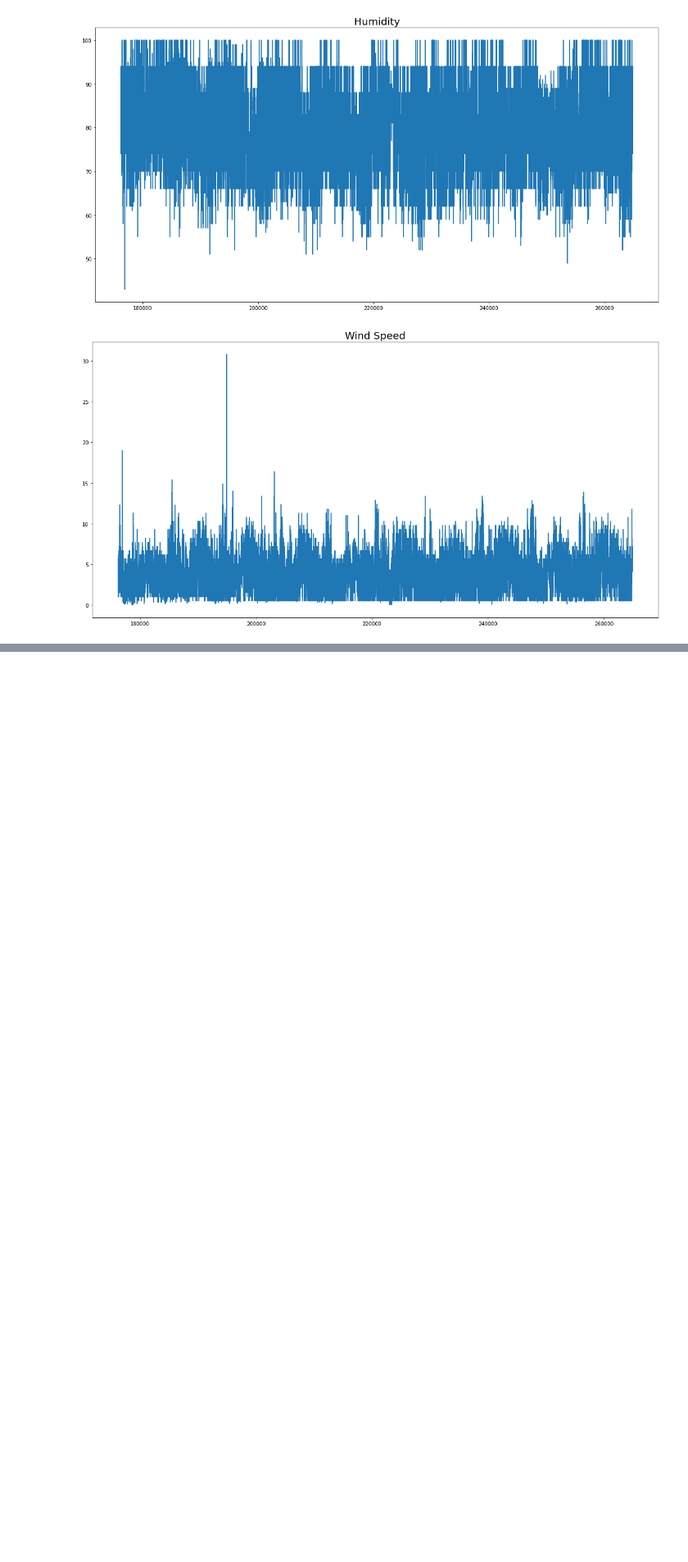
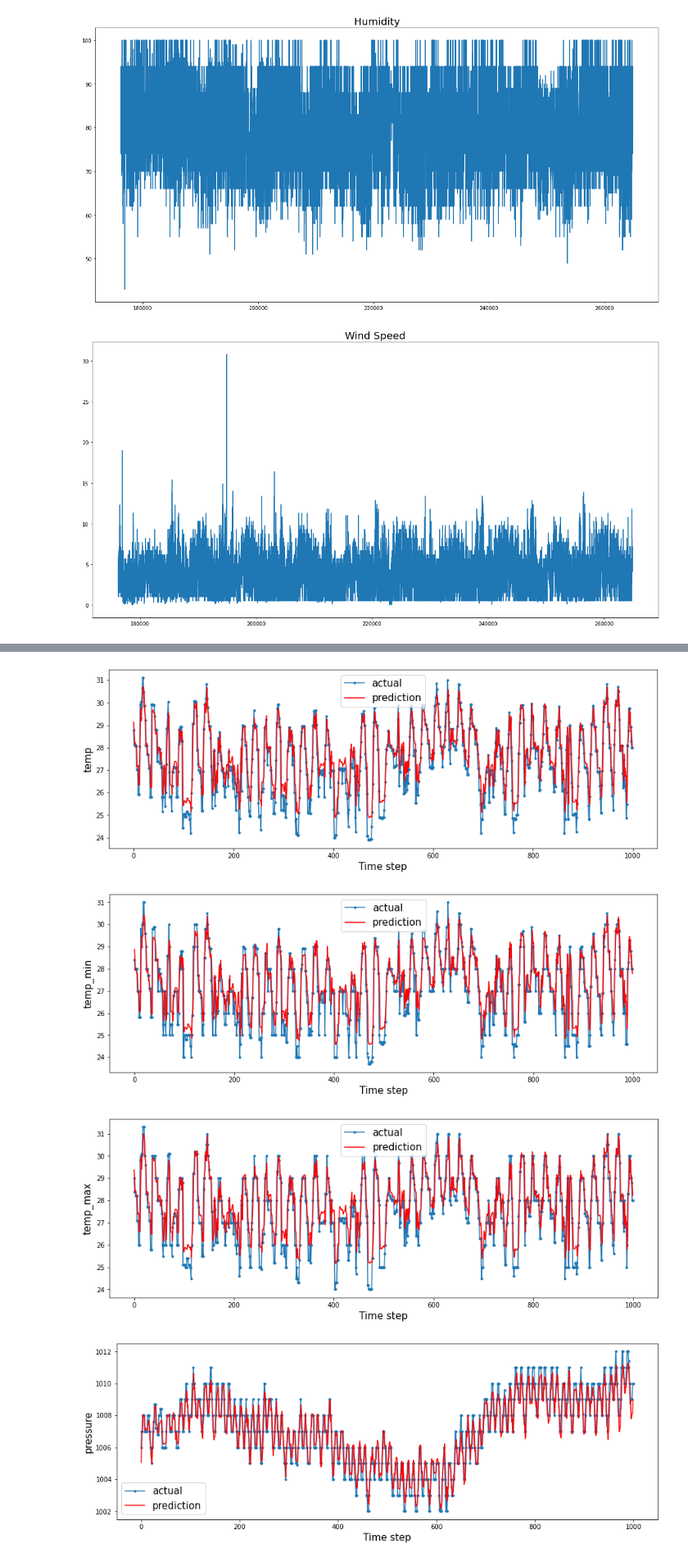
Before and after one commit to sayuri-sam/mlta2_bmkg4, a Jupyter notebook: modeling.ipynb, the cells around one changed output, grey strips where cells are left out. Shown at 82% size. Drawn from its saved outputs; the diff is of its cells as text; code cells hidden in the pictures; blank space fills up the shorter version.

```diff
--- a/modeling.ipynb
+++ b/modeling.ipynb
@@ -362,0 +454,2 @@ print(x_train.shape, y_train.shape, x_test.shape, y_test.shape)
+# %%
+x_test_scaled = x_scaler.transform(x_test)
@@ -449,0 +548,7 @@ plt.show()
+# %%
+from sklearn.metrics import mean_squared_error,r2_score
+
+# prediksi
+yhat = model.predict(x_test_scaled)
+x_test_scaled1 = x_test_scaled.reshape((x_test_scaled.shape[0], n_x_signals))
+yhat
@@ -449,0 +585,5 @@ plt.show()
+# %%
+# invers untuk forecast
+
+inv_yhat = x_scaler.inverse_transform(yhat)
+inv_yhat
@@ -449,0 +604,5 @@ plt.show()
+# %%
+# invert untuk nilai actual
+y_test_scaled1 = y_test_scaled.reshape((len(y_test_scaled), n_y_signals))
+inv_y = y_scaler.inverse_transform(y_test_scaled1)
+inv_y
@@ -449,0 +623,56 @@ plt.show()
+# %%
+n = 1000
+aa=[x for x in range(n)]
+
+plt.figure(figsize=(15,5))
+plt.plot(aa, inv_y[:n,-n_y_signals], marker='.', label="actual")
+plt.plot(aa, inv_yhat[:n,-n_y_signals], 'r', label="prediction")
+plt.ylabel('temp', size=15)
+plt.xlabel('Time step', size=15)
+plt.legend(fontsize=15)
+plt.show()
+
+plt.figure(figsize=(15,5))
+plt.plot(aa, inv_y[:n,-n_y_signals + 1], marker='.', label="actual")
+plt.plot(aa, inv_yhat[:n,-n_y_signals + 1], 'r', label="prediction")
+plt.ylabel('temp_min', size=15)
+plt.xlabel('Time step', size=15)
+plt.legend(fontsize=15)
+plt.show()
+
+plt.figure(figsize=(15,5))
+plt.plot(aa, inv_y[:n,-n_y_signals + 2], marker='.', label="actual")
+plt.plot(aa, inv_yhat[:n,-n_y_signals + 2], 'r', label="prediction")
+plt.ylabel('temp_max', size=15)
+plt.xlabel('Time step', size=15)
+plt.legend(fontsize=15)
+plt.show()
+
+plt.figure(figsize=(15,5))
+plt.plot(aa, inv_y[:n,-n_y_signals + 3], marker='.', label="actual")
+plt.plot(aa, inv_yhat[:n,-n_y_signals + 3], 'r', label="prediction")
+plt.ylabel('pressure', size=15)
+plt.xlabel('Time step', size=15)
+plt.legend(fontsize=15)
+plt.show()
+
+plt.figure(figsize=(15,5))
+plt.plot(aa, inv_y[:n,-n_y_signals + 4], marker='.', label="actual")
+plt.plot(aa, inv_yhat[:n,-n_y_signals + 4], 'r', label="prediction")
+plt.ylabel('humidity', size=15)
+plt.xlabel('Time step', size=15)
+plt.legend(fontsize=15)
+plt.show()
+
+plt.figure(figsize=(15,5))
+plt.plot(aa, inv_y[:n,-n_y_signals + 5], marker='.', label="actual")
+plt.plot(aa, inv_yhat[:n,-n_y_signals + 5], 'r', label="prediction")
+plt.ylabel('wind_speed', size=15)
+plt.xlabel('Time step', size=15)
+plt.legend(fontsize=15)
+plt.show()
+# %% [output]
+[figure, added]
+[figure, added]
+[figure, added]
+[figure, added]
```
Also changed, not shown: parts of 33 cells of this notebook.
